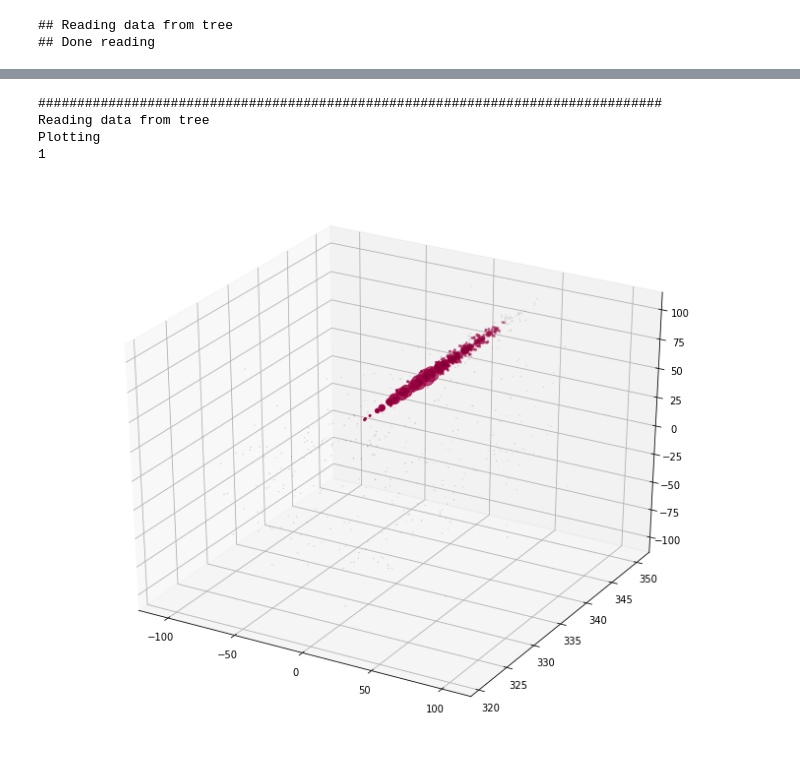
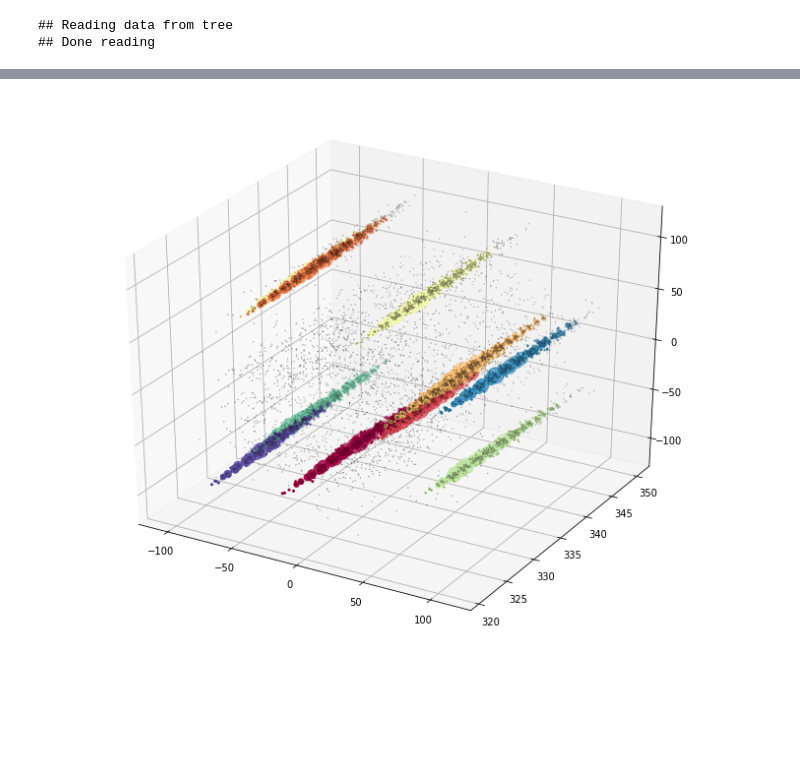
Before and after one commit to artlbv/hgcal-cv, a Jupyter notebook: plot_rechits.ipynb, the cells around one changed output, grey strips where cells are left out. Saved outputs shown, nothing was run; the diff lists cells and outputs as text; code cells hidden in the pictures; blank space fills up the shorter version.

```diff
--- a/plot_rechits.ipynb
+++ b/plot_rechits.ipynb
@@ -17,84 +58,33 @@ array = get_event_array(fname, hit_type = hit_type, max_events = max_events)
 # %%
-    n_parts = 0
-
-    pca_widths = []
-    '''
-    fig = plt.figure(figsize=(10, 8))
-    ax = plt.subplot(projection = '3d')
-    '''
-
-    part_clust_data = []
-
-    hits = np.zeros((1,3))
-    enes = np.zeros((1))
-
-    print 80*"#"
-    print("Reading data from tree")
-    for event in array:
-
-        if n_parts >= max_parts: break
-
-        particles = get_genparticles(event)
-
-        if len(particles) < 1: continue
-
-        n_parts += len(particles)
-
-        ### HITS
-        hits_xyz, hits_energies = get_hits(event, hit_type = hit_type, max_layer = max_layers)
-
-        #hits = hits_xyz
-        #enes = hits_energies
-
-        #hits.append(hits_xyz)
-        #enes.append(hits_energies)
-        hits = np.concatenate((hits, hits_xyz))
-        enes = np.concatenate((enes, hits_energies))
-
-    # fixing hack
-    hits = np.delete(hits, (0), axis = 0)
-    enes = np.delete(enes, (0), axis = 0)
-
-    print('Plotting')
-    print n_parts
-
-    #ax.scatter(hits[:, 1], hits[:, 0], hits[:,2], s = 0.01, c = 'black')#enes*100)
-
-    if True:
-
         ## CLUSTER
         #clusters = my_cluster(hits_xyz, hits_energies)
         clusters = my_cluster(hits, enes)
 
         if clusters:
             part_clust_data.append((particles,clusters))
         #else: continue
 
         fig = plt.figure(figsize=(10, 8))
         ax = plt.subplot(projection = '3d')
 
-        ax.scatter(hits[:, 1], hits[:, 0], hits[:,2], s = 0.01, c = 'black')#enes*100)
+        ax.scatter(hits[:, 1], hits[:, 0], hits[:,2], s = 0.05, c = 'black')#enes*100)
 
         colors = [plt.cm.Spectral(each)
           for each in np.linspace(0, 1, len(clusters))]
 
         for cluster, col in zip(clusters, colors):
             if cluster.pca:
                 #print cluster.energy
                 pcaw = cluster.pca.explained_variance_
                 pcaw /= np.sum(cluster.pca.explained_variance_)
                 pca_widths.append(pcaw)
             ## print hits of cluster
             ax.scatter(cluster.hits[:, 1], cluster.hits[:, 0], cluster.hits[:,2], s = cluster.energies*50, c = col)
 
             # plot outliers
             ax.scatter(cluster.outliers[:, 1], cluster.outliers[:, 0], cluster.outliers[:,2], s = 5, c = col, marker = 'h')
 
         fig.tight_layout()
         plt.show()
 # %% [output]
-################################################################################
-Reading data from tree
-Plotting
-1
-[figure, old version]
+[figure, new version]
```
Also changed, not shown: parts of 2 cells of this notebook, 1 other file.
